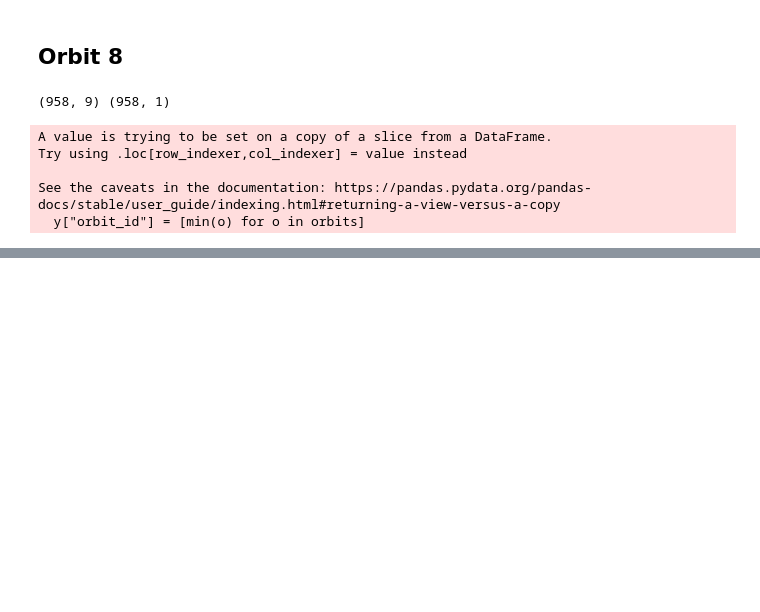
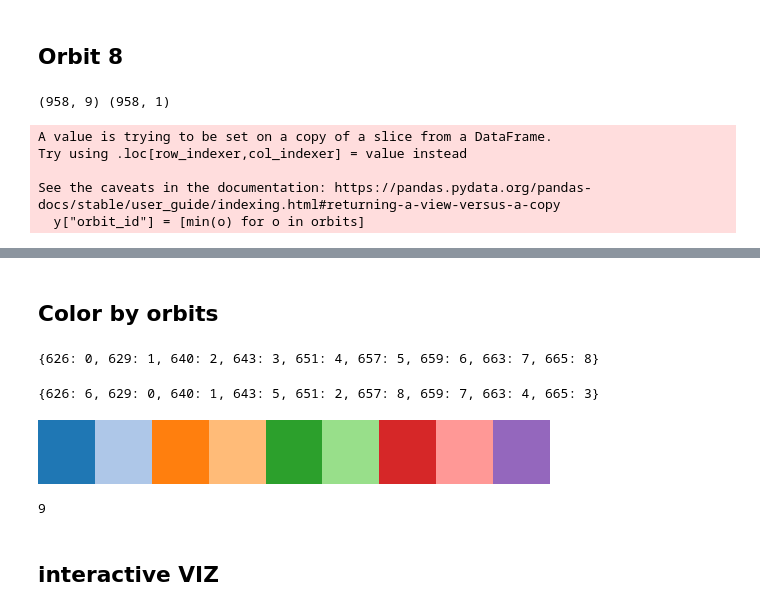
Before and after one commit to dioscuri-tda/knotsBM, a Jupyter notebook: EqBM/tictactoe_BM.ipynb, the cells around one changed output, grey strips where cells are left out. Cells and saved outputs as stored; diff of their text form; code cells hidden in the pictures; blank space fills up the shorter version.

```diff
--- a/EqBM/tictactoe_BM.ipynb
+++ b/EqBM/tictactoe_BM.ipynb
@@ -302,0 +315,4 @@ dtype('float64')
+# %%
+data_num["len_orbit"] = [len(o) for o in orbits]
+
+data_num["len_orbit"].value_counts()
@@ -302,0 +344,2 @@ dtype('float64')
+# %%
+data_num["orbit_id"] = [min(o) for o in orbits]
@@ -329,0 +470,42 @@ MIN_VALUE: -1.000, MAX_VALUE: 1.000
+# %% [markdown]
+## Color by orbits
+# %%
+## count how many different orbits in the BM
+
+orbits_id_dict = {}
+
+i = 0
+for node in ttt_euc_bm_EQ.Graph.nodes:
+    landmark = ttt_euc_bm_EQ.landmarks[node]
+    if (y.orbit_id[landmark] not in orbits_id_dict) and (
+        ttt_euc_bm_EQ.Graph.nodes[node]["my_outcome"]
+        == -1  # color only the winning cluster
+    ):
+        orbits_id_dict[y.orbit_id[landmark]] = i
+        i += 1
+
+orbits_id_dict
+# %% [output]
+{626: 0, 629: 1, 640: 2, 643: 3, 651: 4, 657: 5, 659: 6, 663: 7, 665: 8}
+# %%
+## shuffle the colors
+rng = np.random.default_rng(seed=24)
+shuffle = rng.choice(len(orbits_id_dict), len(orbits_id_dict), replace=False)
+
+
+for i, key in enumerate(orbits_id_dict.keys()):
+    orbits_id_dict[key] = shuffle[i]
+
+orbits_id_dict
+# %% [output]
+{626: 6, 629: 0, 640: 1, 643: 5, 651: 2, 657: 8, 659: 7, 663: 4, 665: 3}
+# %%
+N = len(orbits_id_dict)
+my_palette = matplotlib.colors.ListedColormap(sns.color_palette("tab20", N))
+my_palette
+# %% [output]
+[figure, added]
+# %%
+N
+# %% [output]
+9
@@ -329,0 +532,2 @@ MIN_VALUE: -1.000, MAX_VALUE: 1.000
+# %% [markdown]
+## interactive VIZ
```
Also changed, not shown: parts of 49 cells of this notebook.
